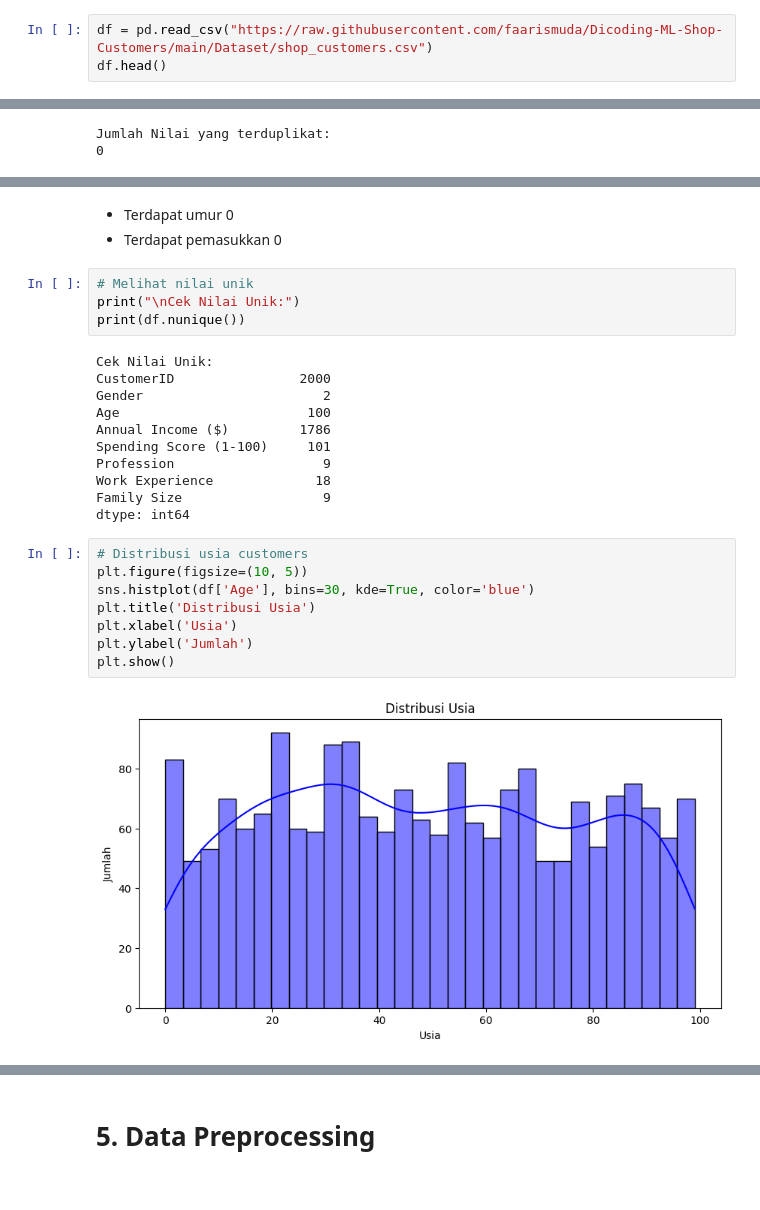
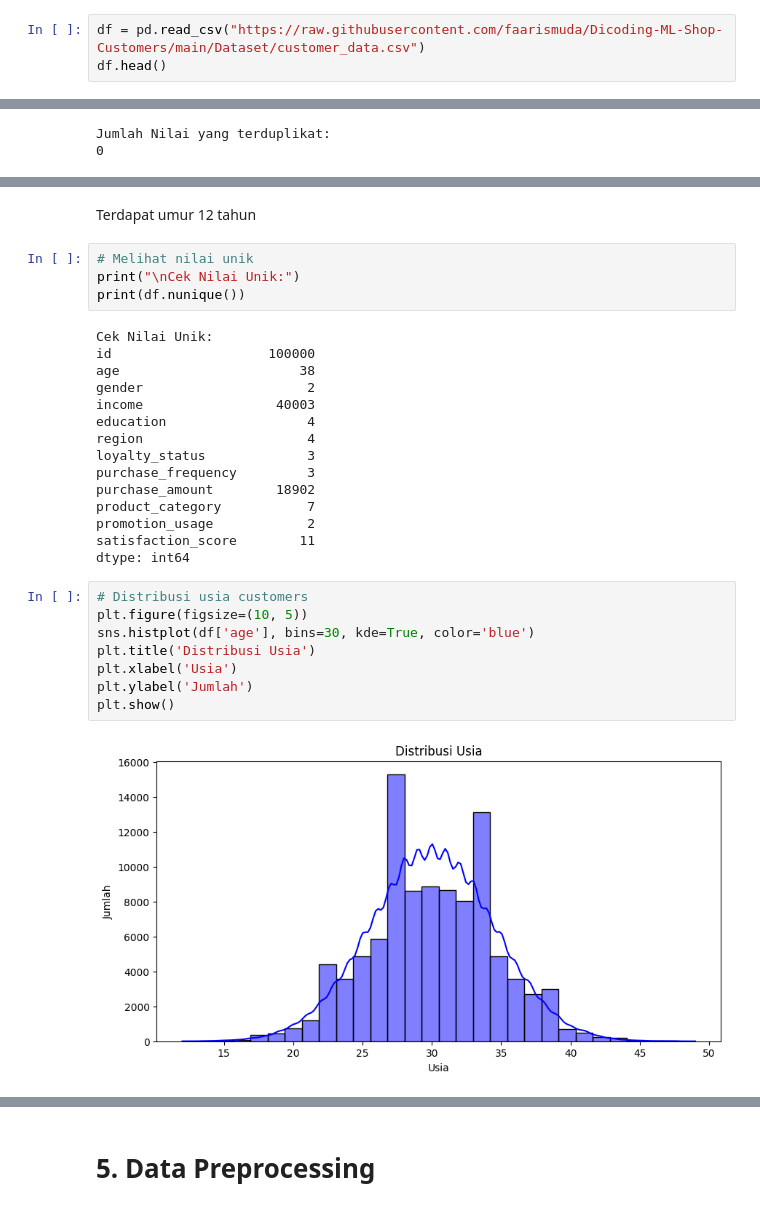
Before and after one commit to faarismuda/Dicoding-ML-Shop-Customers, a Jupyter notebook: [Clustering]_Submission_Akhir_BMLP_Faaris Muda Dwi Nugraha.ipynb, the cells around one changed output, grey strips where cells are left out. Saved outputs shown, nothing was run; the diff lists cells and outputs as text.

```diff
--- a/[Clustering]_Submission_Akhir_BMLP_Faaris Muda Dwi Nugraha.ipynb
+++ b/[Clustering]_Submission_Akhir_BMLP_Faaris Muda Dwi Nugraha.ipynb
@@ -58,6 +58,6 @@ Pada tahap ini, Anda perlu memuat dataset ke dalam notebook. Jika dataset dalam
 
 Jika dataset berada di Google Drive, pastikan Anda menghubungkan Google Drive ke Colab terlebih dahulu. Setelah dataset berhasil dimuat, langkah berikutnya adalah memeriksa kesesuaian data dan siap untuk dianalisis lebih lanjut.
 # %%
-df = pd.read_csv("https://raw.githubusercontent.com/faarismuda/Dicoding-ML-Shop-Customers/main/Dataset/shop_customers.csv")
+df = pd.read_csv("https://raw.githubusercontent.com/faarismuda/Dicoding-ML-Shop-Customers/main/Dataset/customer_data.csv")
 df.head()
 # %% [output]
@@ -150,31 +154,34 @@ df.describe()
-# %% [markdown]
-*   Terdapat umur 0
-*   Terdapat pemasukkan 0
+# %% [markdown]
+Terdapat umur 12 tahun
 # %%
 # Melihat nilai unik
 print("\nCek Nilai Unik:")
 print(df.nunique())
 # %% [output]
 Cek Nilai Unik:
-CustomerID                2000
-Gender                       2
-Age                        100
-Annual Income ($)         1786
-Spending Score (1-100)     101
-Profession                   9
-Work Experience             18
-Family Size                  9
+id                    100000
+age                       38
+gender                     2
+income                 40003
+education                  4
+region                     4
+loyalty_status             3
+purchase_frequency         3
+purchase_amount        18902
+product_category           7
+promotion_usage            2
+satisfaction_score        11
 dtype: int64
 # %%
 # Distribusi usia customers
 plt.figure(figsize=(10, 5))
-sns.histplot(df['Age'], bins=30, kde=True, color='blue')
+sns.histplot(df['age'], bins=30, kde=True, color='blue')
 plt.title('Distribusi Usia')
 plt.xlabel('Usia')
 plt.ylabel('Jumlah')
 plt.show()
 # %% [output]
-[figure, old version]
+[figure, new version]
 # %%
 # Distribusi gender
 plt.figure(figsize=(10, 5))
```
Also changed, not shown: parts of 27 cells of this notebook.
